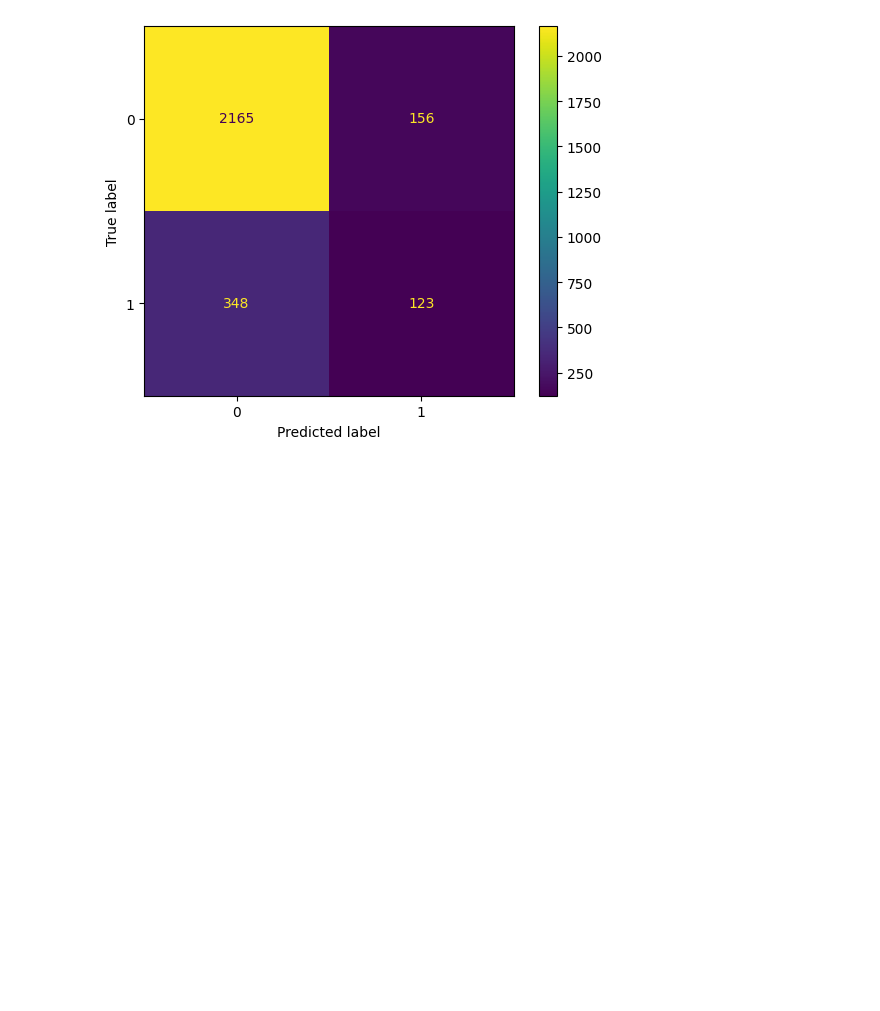
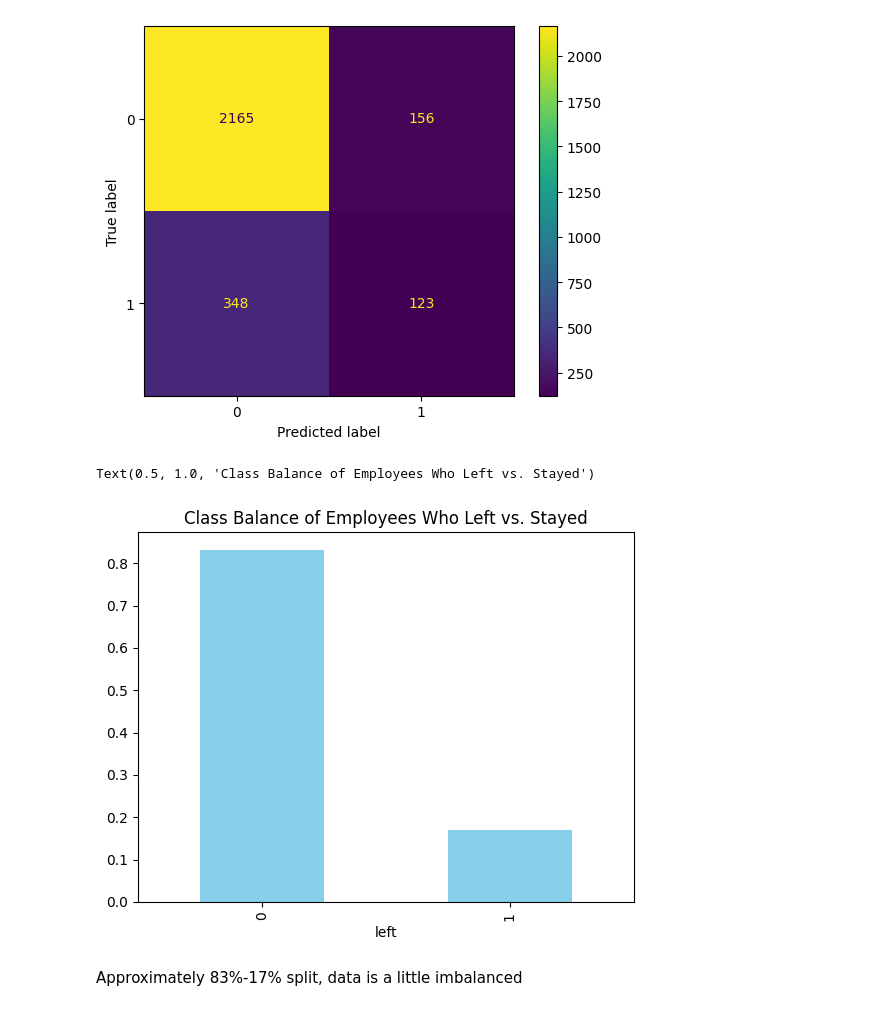
Before and after one commit to J-J0HN/Salifort-Motors-Capstone-Project-Notebook, a Jupyter notebook: CapstoneProjectNotebook.ipynb, the cells around one changed output. Drawn from its saved outputs; the diff is of its cells as text; code cells hidden in the pictures; blank space fills up the shorter version.

```diff
--- a/CapstoneProjectNotebook.ipynb
+++ b/CapstoneProjectNotebook.ipynb
@@ -428,3 +428,12 @@ log_disp.plot(values_format='')
 plt.show()
 # %% [output]
 [figure]
+# %%
+# Class balance
+df_logreg['left'].value_counts(normalize=True).plot(kind='bar', color='skyblue')
+plt.title('Class Balance of Employees Who Left vs. Stayed')
+# %% [output]
+Text(0.5, 1.0, 'Class Balance of Employees Who Left vs. Stayed')
+[figure, added]
+# %% [markdown]
+Approximately 83%-17% split, data is a little imbalanced
```
Also changed, not shown: parts of 2 cells of this notebook.
